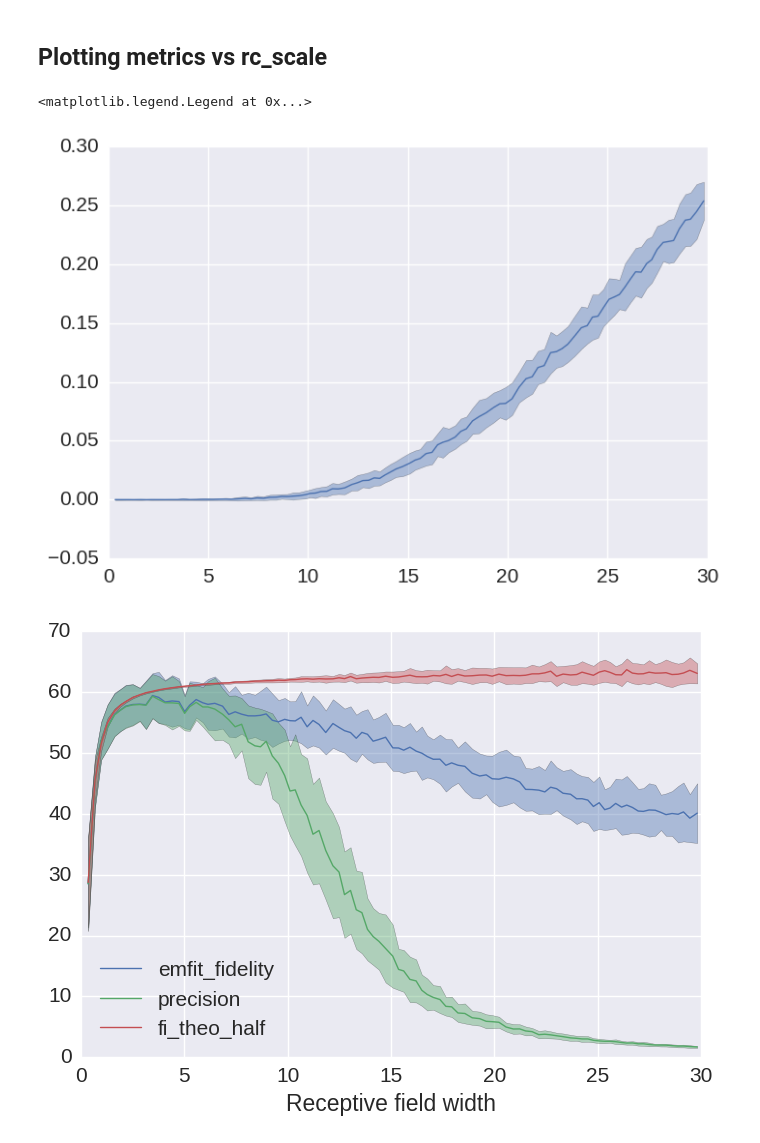
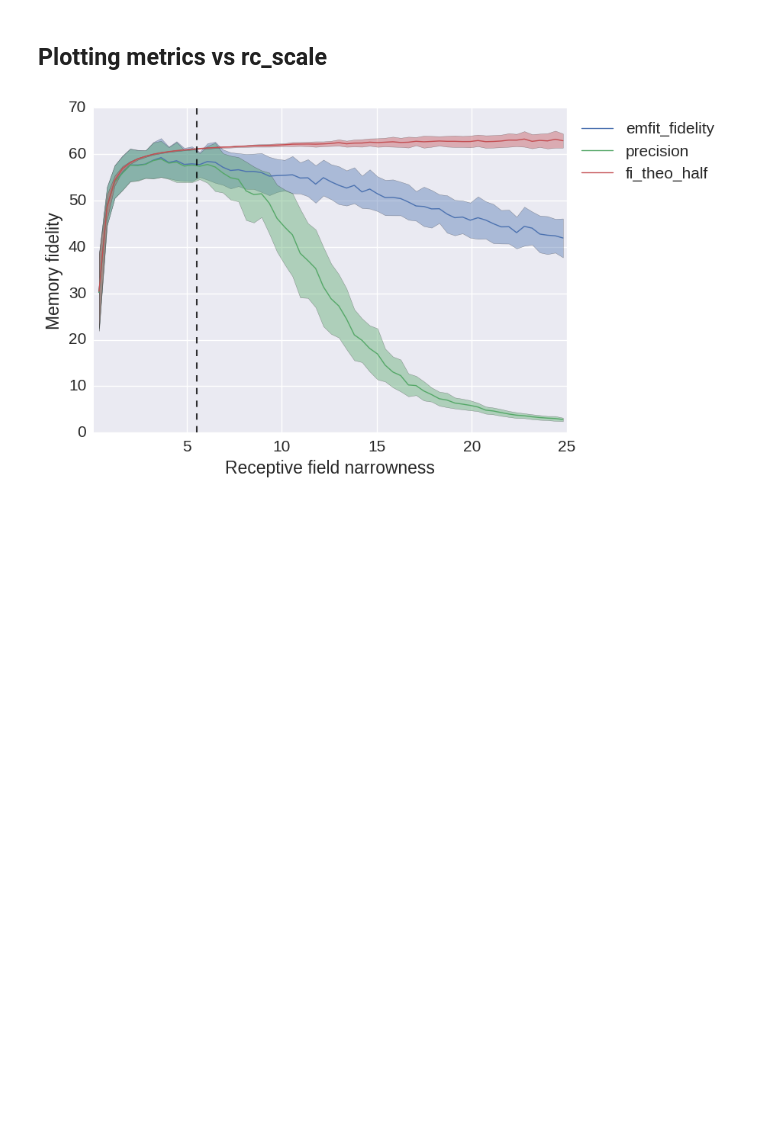
Before and after one commit to Azhag/Bayesian-visual-working-memory, a Jupyter notebook: Experiments/fisherinfo_new_2016/notebook_fisher_random_large_3try_220117.ipynb, the cells around one changed output. Drawn from its saved outputs; the diff is of its cells as text; code cells hidden in the pictures; blank space fills up the shorter version.

```diff
--- a/Experiments/fisherinfo_new_2016/notebook_fisher_random_large_3try_220117.ipynb
+++ b/Experiments/fisherinfo_new_2016/notebook_fisher_random_large_3try_220117.ipynb
@@ -43,3 +40,16 @@ with io.capture_output(display=False, stdout=True) as captured:
+# %%
+overwrite = False
+cache_filename = ("/nfs/data3/lmatthey/visual_working_mem/fisherinfo_new_2016/"
+                  "fisher2016_random_large_3try_repetitions3_010916/outputs/df_out.pkl")
+
+if os.path.exists(cache_filename) and not overwrite:
+    import reloader_fisher2016_random_large_3try_010916 as rel
+    generator_module = rel.generator_module
+    dataset_infos = rel.dataset_infos
+    df_all_fits = pd.read_pickle(cache_filename)
+else:
+    with io.capture_output(display=False, stdout=True) as captured:
+        %run reloader_fisher2016_random_large_3try_010916.py
 # %%
 dataio = DataIO(output_folder=generator_module.pbs_submission_infos['simul_out_dir'] + '/outputs/',
                 label='thesis_' + dataset_infos['save_output_filename'])
@@ -138,7 +148,7 @@ def df_add_quantize_parameters(df, parameters, nQuantiles):
     param_qbins_middle = dict()
 
     for param_name in parameters:
-        param_factored, param_qbins[param_name] = pd.qcut(df[param_name], nQuantiles, retbins=True, labels=False)
+        param_factored, param_qbins[param_name] = pd.cut(df[param_name], nQuantiles, retbins=True, labels=False)
         param_qbins_middle[param_name] = ((param_qbins[param_name][:-1] + param_qbins[param_name][1:])/2.
                                          ).astype(df[param_name].dtype)
         df.loc[:, (param_name + "_qi")] = param_factored
@@ -240,9 +254,9 @@ sns.pairplot(df_fits_filtered,
 
 ## Quantize parameters
 # %%
-nQuantiles = 100
+nQuantiles = 61
 parameters = ['rc_scale']
-df_fits_filtered_q = df_fits_filtered[df_fits_filtered.rc_scale < 30]
+df_fits_filtered_q = df_fits_filtered[df_fits_filtered.rc_scale < 25]
 
 df_singleitem = filter_dataframe(df_fits_filtered_q, dict(T=1))
 df_quantized, param_qbins, param_qbins_middle = df_add_quantize_parameters(df_singleitem, parameters, nQuantiles)
@@ -264,16 +278,21 @@ def plot_mean_std_df(df, x_col, y_col, param_qbins_middle, xlabel=None, ylabel=N
 df_quantized['fi_marginal_half'] = df_quantized['fi_marginal']/2
 df_quantized['fi_theo_half'] = df_quantized['fi_theo']/2
 # %%
-ax = plot_mean_std_df(df_quantized, 'rc_scale', 'emfit_random', param_qbins_middle)
+# ax = plot_mean_std_df(df_quantized, 'rc_scale', 'emfit_random', param_qbins_middle)
 ax = plot_mean_std_df(df_quantized, 'rc_scale', 'emfit_fidelity', param_qbins_middle)
 ax = plot_mean_std_df(df_quantized, 'rc_scale', 'precision', param_qbins_middle, ax=ax)
 ax = plot_mean_std_df(df_quantized, 'rc_scale', 'fi_theo_half', param_qbins_middle, ax=ax)
-ax.set_xlabel("Receptive field width")
-plt.legend(loc='best')
+ax.axvline(optimal_rc_scale, color='k', alpha=0.8, linewidth=1.5, linestyle='--')
+ax.set_xlabel("Receptive field narrowness")
+
+plt.legend(bbox_to_anchor=(1, 1), loc='upper left')
+ax.set_xlim((0.1, 25))
+ax.set_ylabel('Memory fidelity')
+
+ax.figure.savefig(dataio.create_formatted_filename("receptive_field_size_heuristic_{label}_{unique_id}.pdf"),
+                  bbox_inches="tight")
 # %% [output]
-<matplotlib.legend.Legend at 0x...>
-[figure, old version]
+[figure, new version]
-[figure, removed]
 # %%
 ax = plot_mean_std_df(df_quantized, 'rc_scale', 'emfit_stddev', param_qbins_middle)
 ax = plot_mean_std_df(df_quantized, 'rc_scale', 'precision_stddev', param_qbins_middle, ax=ax)
```
Also changed, not shown: parts of 9 cells of this notebook, 3 other files.
